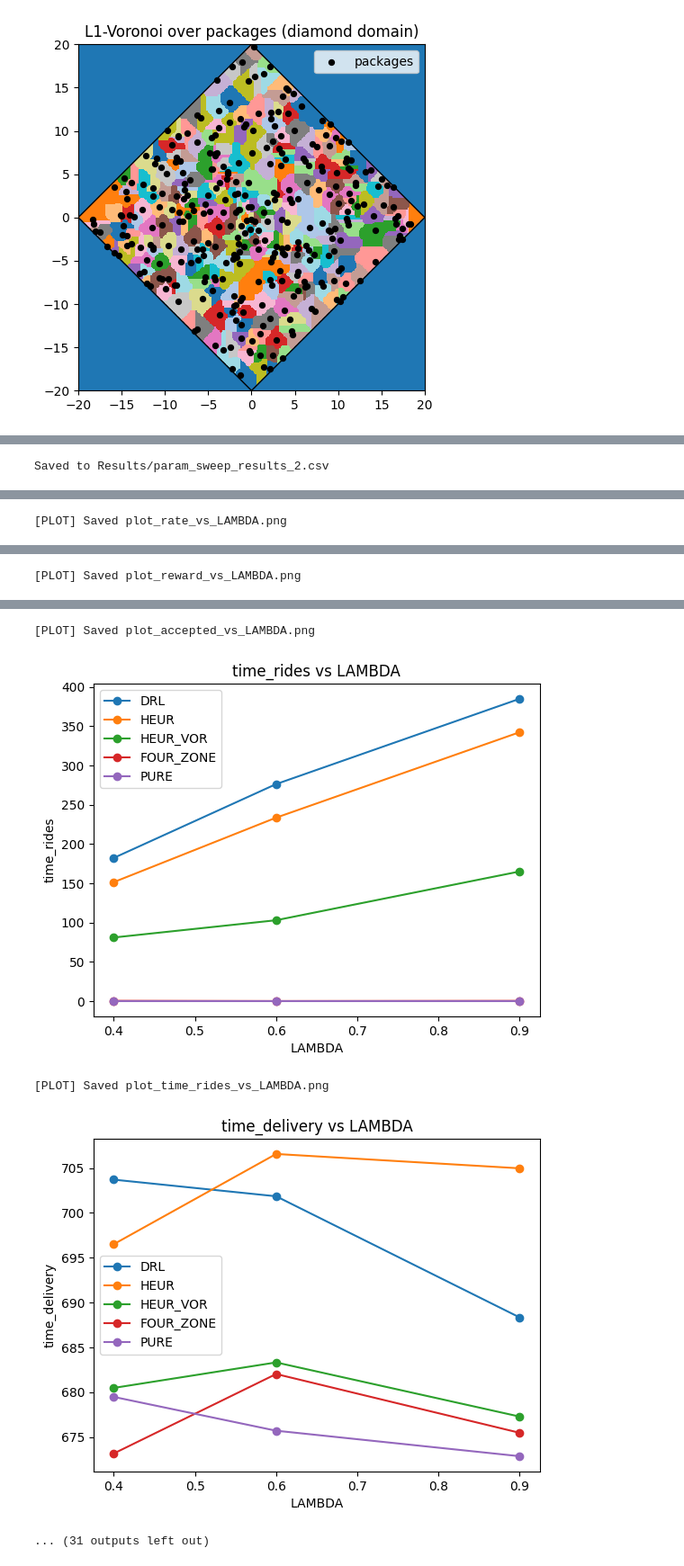
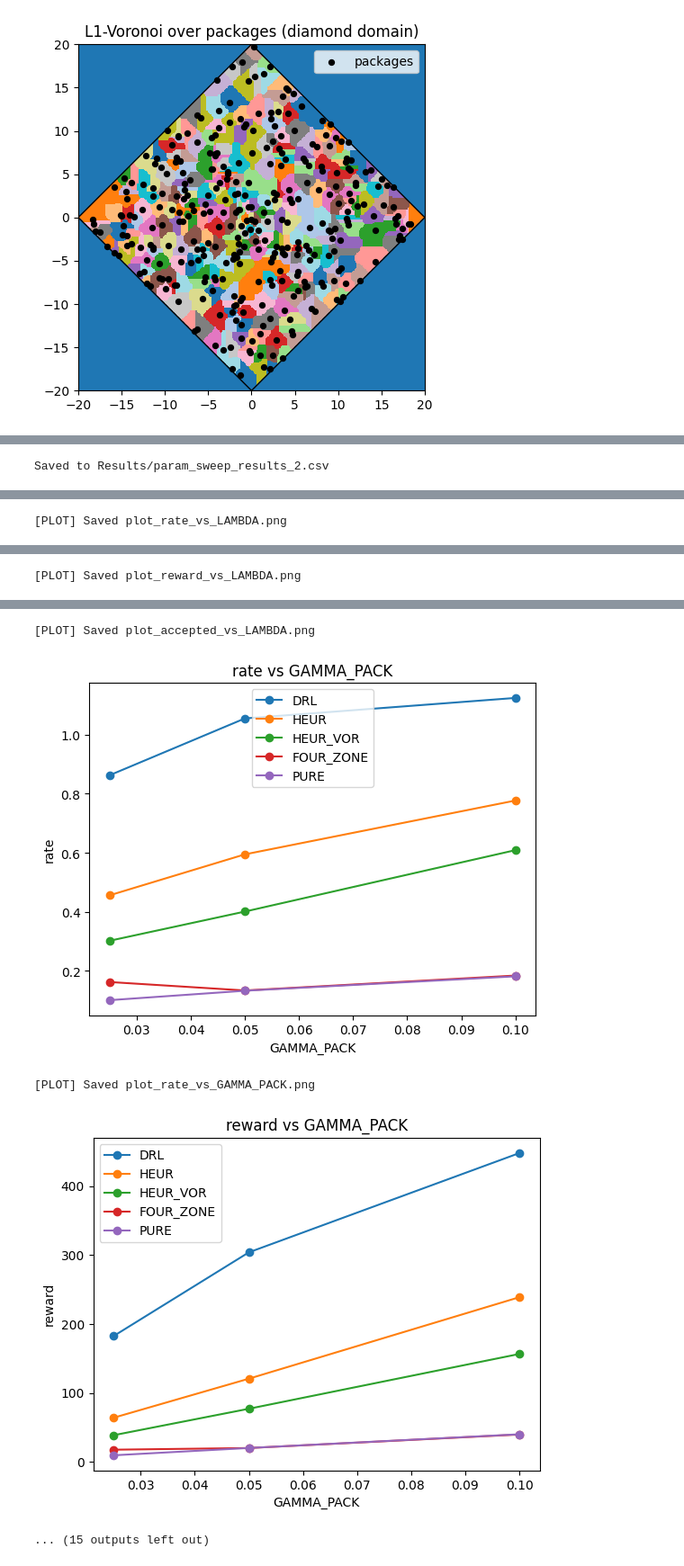
Before and after one commit to Alfredkkk/Last-mile-Logistics, a Jupyter notebook: test_ppo.ipynb, the cells around one changed output, grey strips where cells are left out. Shown at 90% size. Saved outputs shown, nothing was run; the diff lists cells and outputs as text; code cells hidden in the pictures.

Commit message:
Test on smaller package density and its influence over reward rate differences between HEUR and HVOR

```diff
--- a/test_ppo.ipynb
+++ b/test_ppo.ipynb
@@ -1143,6 +1143,8 @@ def evaluate_all(env: CoModalEnv, policy: ActorCritic, heur_grace_steps: Optiona
                 A  = np.array([e[4] for e in eps], dtype=float)
                 out["avg_acc"] = float(A.mean())
             if len(eps[0]) == 7:
+                A  = np.array([e[4] for e in eps], dtype=float)
+                out["avg_acc"] = float(A.mean())
                 tR = np.array([e[5] for e in eps], dtype=float)
                 tD = np.array([e[6] for e in eps], dtype=float)
                 out["avg_time_rides"] = float(tR.mean())
@@ -1426,7 +1428,7 @@ def plot_from_csv(csv_path: str, vary_keys, metrics=("rate", "reward", "accepted
 # %%
 LAMBDA_list            = [0.4, 0.6, 0.9]
 R_PICK_ALPHA_list      = [0.6]
-GAMMA_PACK_list        = [0.5, 0.8, 1.2]
+GAMMA_PACK_list        = [0.025, 0.05, 0.1]
 RIDE_TTL_MINUTES_list  = [3, 5]
 MAX_VISIBLE_RIDES_list = [5]
 SWITCH_GRACE_STEPS_list= [6]
@@ -1491,10 +1493,10 @@ Saved to Results/param_sweep_results_2.csv
 [PLOT] Saved plot_reward_vs_LAMBDA.png
 [figure]
 [PLOT] Saved plot_accepted_vs_LAMBDA.png
-[figure, old version]
+[figure, new version]
-[PLOT] Saved plot_time_rides_vs_LAMBDA.png
+[PLOT] Saved plot_rate_vs_GAMMA_PACK.png
-[figure, old version]
+[figure, new version]
-... (31 outputs left out)
+... (15 outputs left out)
 # %%
 # Just to see the performance of the algorithms when RT = 2.0
 
```
Also changed, not shown: parts of 3 cells of this notebook, 9 other files.
